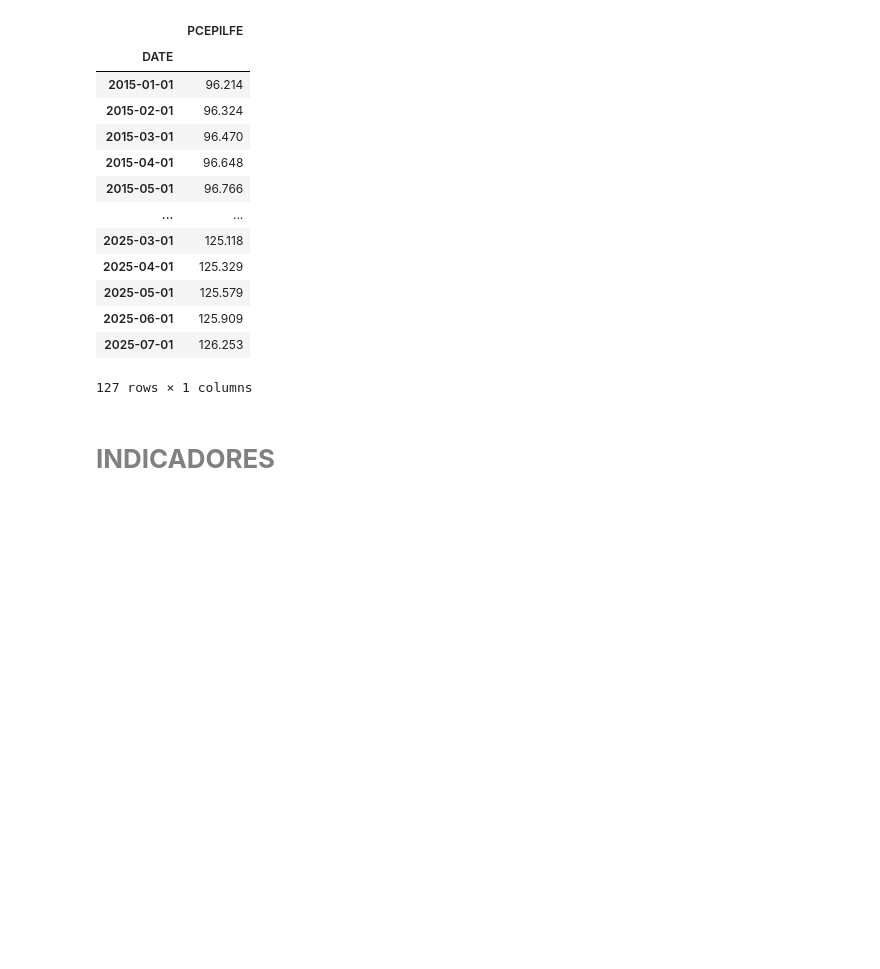
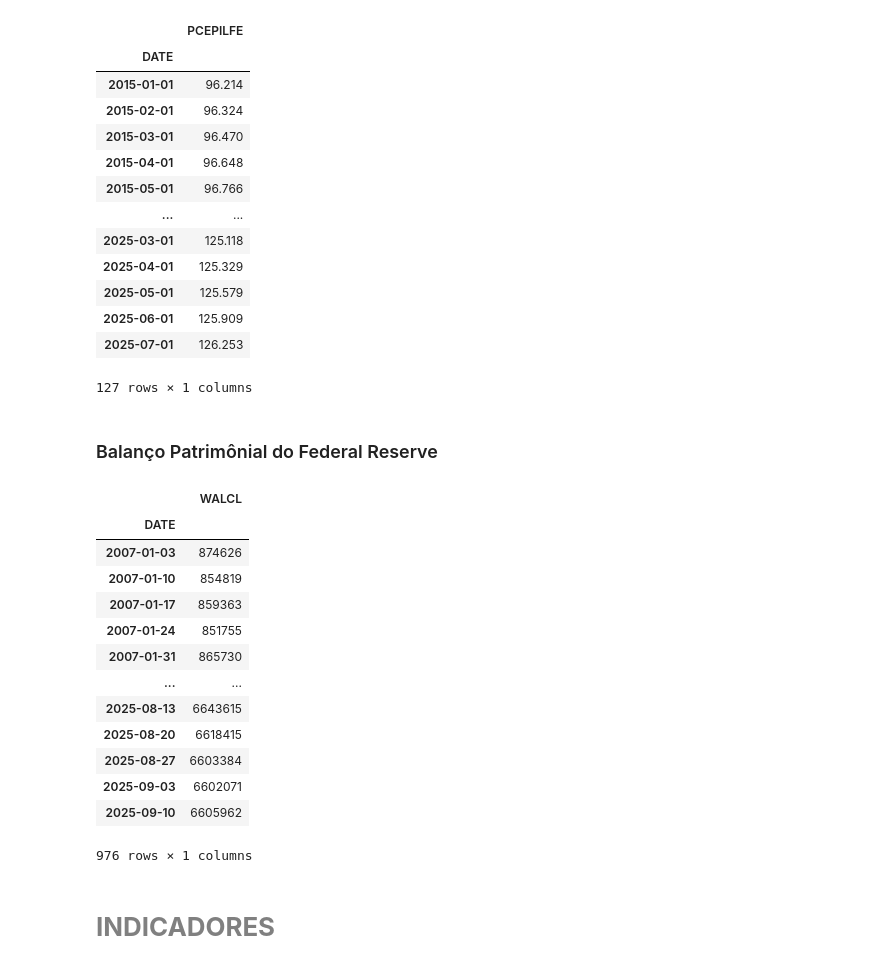
Before and after one commit to osergioribeirof/Python, a Jupyter notebook: Calendário_Dollar.ipynb, the cells around one changed output. Drawn from its saved outputs; the diff is of its cells as text; code cells hidden in the pictures; blank space fills up the shorter version.

```diff
--- a/Calendário_Dollar.ipynb
+++ b/Calendário_Dollar.ipynb
@@ -239,6 +239,27 @@ COREPCE
 | 2025-06-01 | 125.909 |
 | 2025-07-01 | 126.253 |
 127 rows × 1 columns
+# %% [markdown]
+### Balanço Patrimônial do Federal Reserve ###
+# %%
+BPFEDERALRESERVE = web.DataReader('WALCL', 'fred', start)
+# %%
+BPFEDERALRESERVE
+# %% [output]
+|  | WALCL |
+| DATE |  |
+| 2007-01-03 | 874626 |
+| 2007-01-10 | 854819 |
+| 2007-01-17 | 859363 |
+| 2007-01-24 | 851755 |
+| 2007-01-31 | 865730 |
+| ... | ... |
+| 2025-08-13 | 6643615 |
+| 2025-08-20 | 6618415 |
+| 2025-08-27 | 6603384 |
+| 2025-09-03 | 6602071 |
+| 2025-09-10 | 6605962 |
+976 rows × 1 columns
 # %% [markdown]
 # <span style="color: gray;"> **INDICADORES**</span>
 # %% [markdown]
```
Also changed, not shown: parts of 3 cells of this notebook.
